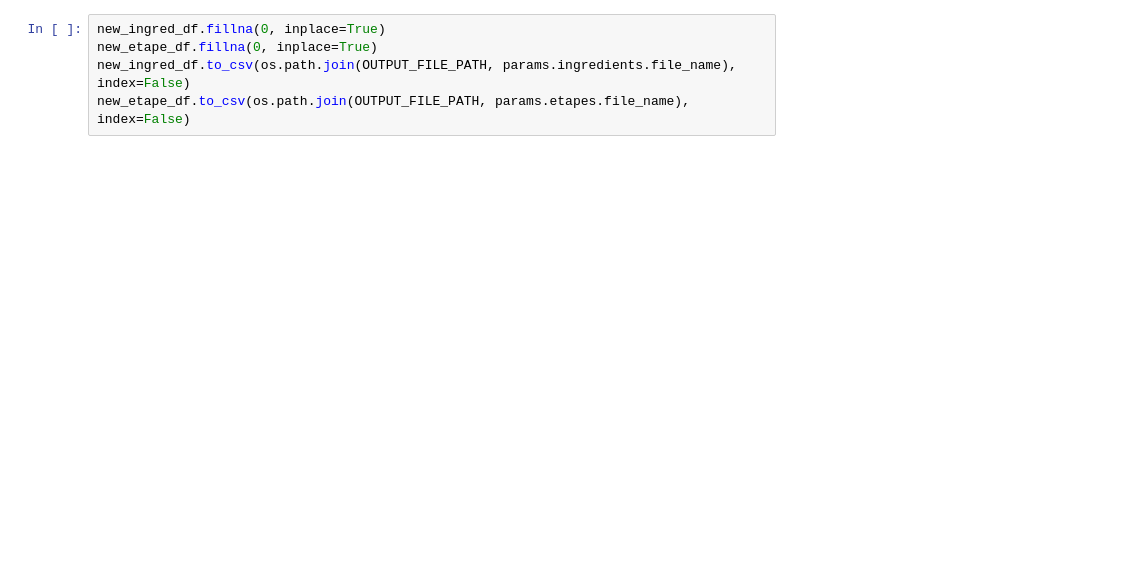
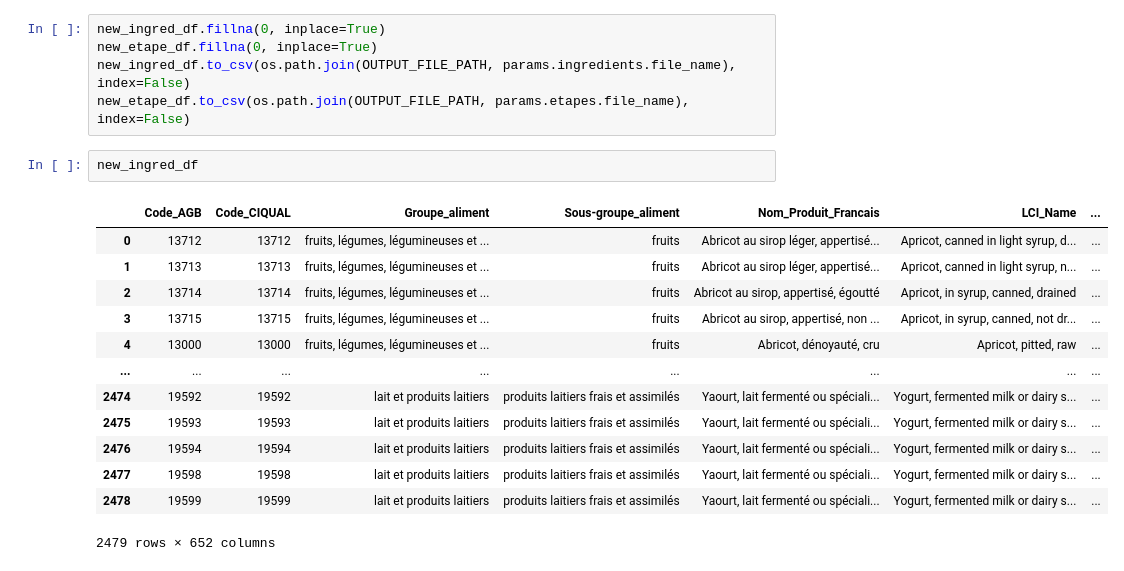
Before and after one commit to pattypooh/agribalyse, a Jupyter notebook: notebooks/02-preprocessing.ipynb, the cells around one changed output. Cells and saved outputs as stored; diff of their text form; blank space fills up the shorter version.

```diff
--- a/notebooks/02-preprocessing.ipynb
+++ b/notebooks/02-preprocessing.ipynb
@@ -153,3 +134,19 @@ new_ingred_df.fillna(0, inplace=True)
 new_etape_df.fillna(0, inplace=True)
 new_ingred_df.to_csv(os.path.join(OUTPUT_FILE_PATH, params.ingredients.file_name), index=False)
 new_etape_df.to_csv(os.path.join(OUTPUT_FILE_PATH, params.etapes.file_name), index=False)
+# %%
+new_ingred_df
+# %% [output]
+|  | Code_AGB | Code_CIQUAL | Groupe_aliment | Sous-groupe_aliment | Nom_Produit_Francais | LCI_Name | ... |
+| 0 | 13712 | 13712 | fruits, légumes, légumineuses et ... | fruits | Abricot au sirop léger, appertisé... | Apricot, canned in light syrup, d... | ... |
+| 1 | 13713 | 13713 | fruits, légumes, légumineuses et ... | fruits | Abricot au sirop léger, appertisé... | Apricot, canned in light syrup, n... | ... |
+| 2 | 13714 | 13714 | fruits, légumes, légumineuses et ... | fruits | Abricot au sirop, appertisé, égoutté | Apricot, in syrup, canned, drained | ... |
+| 3 | 13715 | 13715 | fruits, légumes, légumineuses et ... | fruits | Abricot au sirop, appertisé, non ... | Apricot, in syrup, canned, not dr... | ... |
+| 4 | 13000 | 13000 | fruits, légumes, légumineuses et ... | fruits | Abricot, dénoyauté, cru | Apricot, pitted, raw | ... |
+| ... | ... | ... | ... | ... | ... | ... | ... |
+| 2474 | 19592 | 19592 | lait et produits laitiers | produits laitiers frais et assimilés | Yaourt, lait fermenté ou spéciali... | Yogurt, fermented milk or dairy s... | ... |
+| 2475 | 19593 | 19593 | lait et produits laitiers | produits laitiers frais et assimilés | Yaourt, lait fermenté ou spéciali... | Yogurt, fermented milk or dairy s... | ... |
+| 2476 | 19594 | 19594 | lait et produits laitiers | produits laitiers frais et assimilés | Yaourt, lait fermenté ou spéciali... | Yogurt, fermented milk or dairy s... | ... |
+| 2477 | 19598 | 19598 | lait et produits laitiers | produits laitiers frais et assimilés | Yaourt, lait fermenté ou spéciali... | Yogurt, fermented milk or dairy s... | ... |
+| 2478 | 19599 | 19599 | lait et produits laitiers | produits laitiers frais et assimilés | Yaourt, lait fermenté ou spéciali... | Yogurt, fermented milk or dairy s... | ... |
+2479 rows × 652 columns
```
Also changed, not shown: parts of 12 cells of this notebook, 2 other files.
